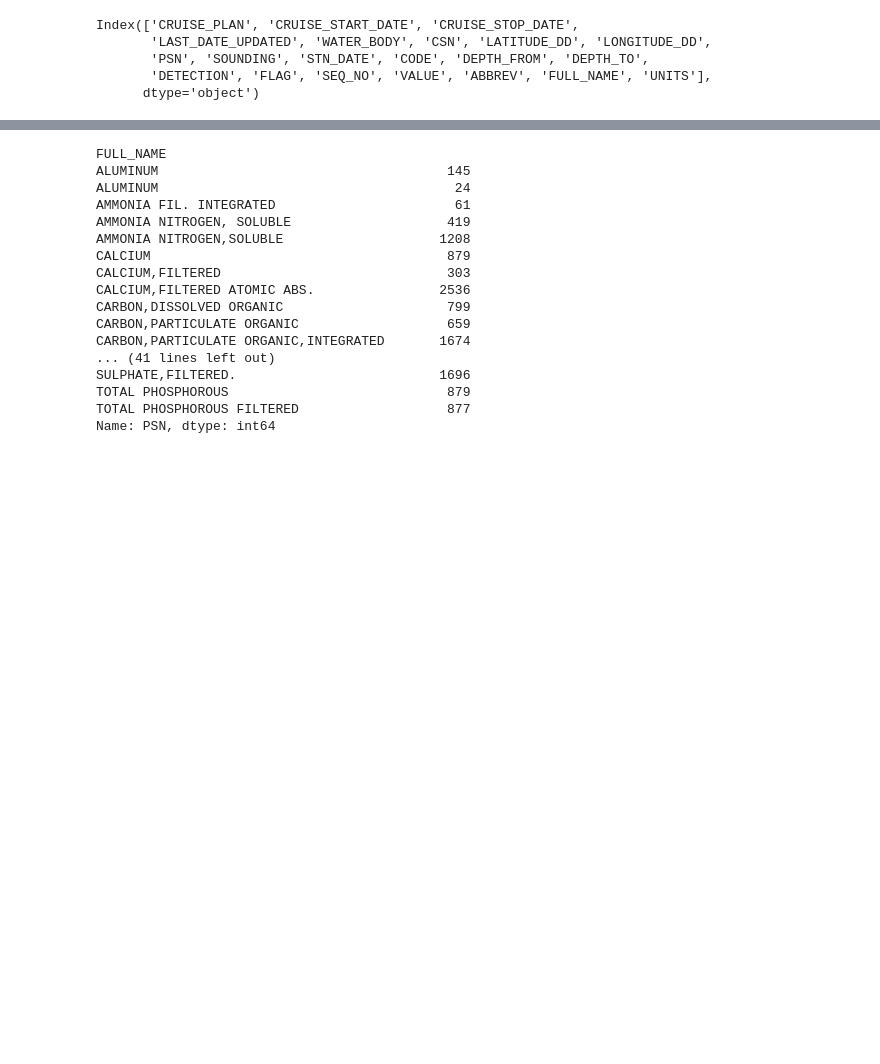
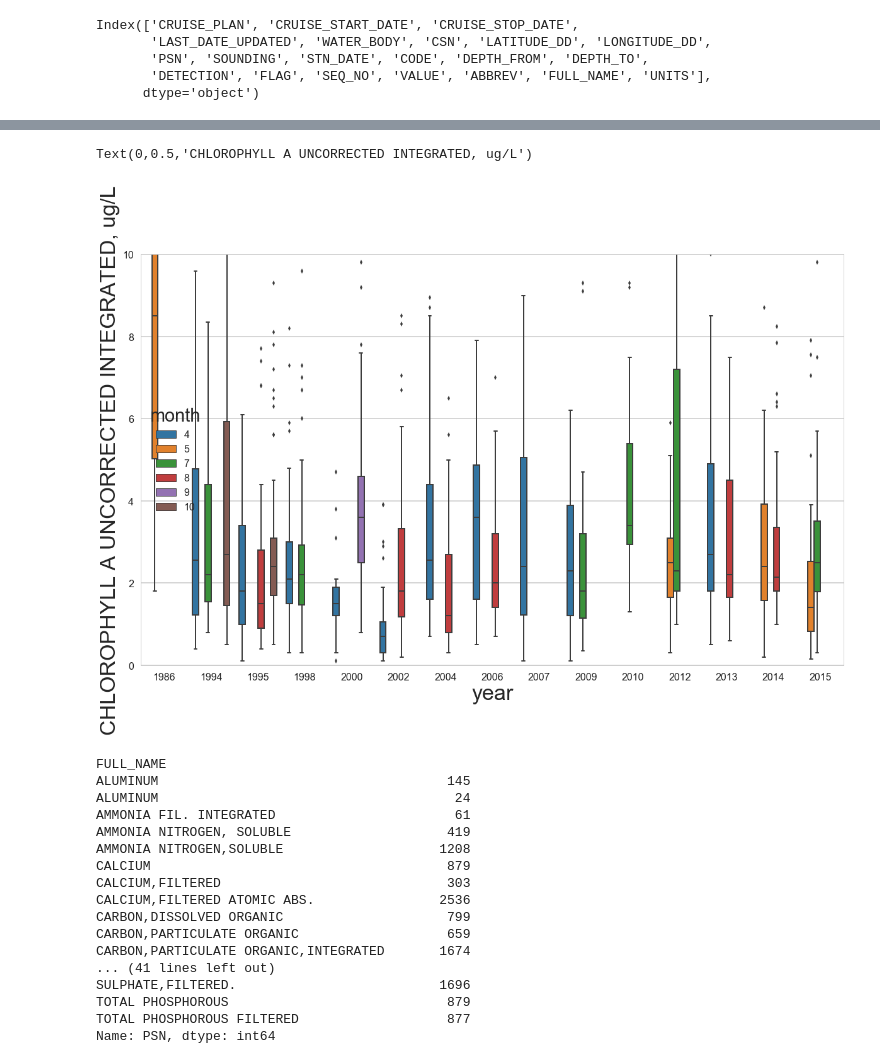
Before and after one commit to pycckuu/Great-Lakes-Data, a Jupyter notebook: post_proc_scripts/ECCC/ECCC_WQ.ipynb, the cells around one changed output, grey strips where cells are left out. Cells and saved outputs as stored; diff of their text form; code cells hidden in the pictures; blank space fills up the shorter version.

```diff
--- a/post_proc_scripts/ECCC/ECCC_WQ.ipynb
+++ b/post_proc_scripts/ECCC/ECCC_WQ.ipynb
@@ -55,3 +223,11 @@ Name: DEPTH_TO, dtype: int64
+# %%
+plt.figure(figsize=(20,12))
+sns.boxplot(x='year', y='VALUE', hue='month',data=pd.DataFrame(df[df['FULL_NAME'] == 'CHLOROPHYLL A UNCORRECTED INTEGRATED'].groupby(['PSN','year', 'month']).mean()[['VALUE']]).reset_index())
+plt.ylim(0, 10)
+plt.ylabel('CHLOROPHYLL A UNCORRECTED INTEGRATED, ug/L')
+# %% [output]
+Text(0,0.5,'CHLOROPHYLL A UNCORRECTED INTEGRATED, ug/L')
+[figure, added]
 # %%
 # df.pivot_table(aggfunc=lambda x: len(x.unique()))
 df.groupby(['FULL_NAME'])['PSN'].count()
```
Also changed, not shown: parts of 28 cells of this notebook, 51 other files.
